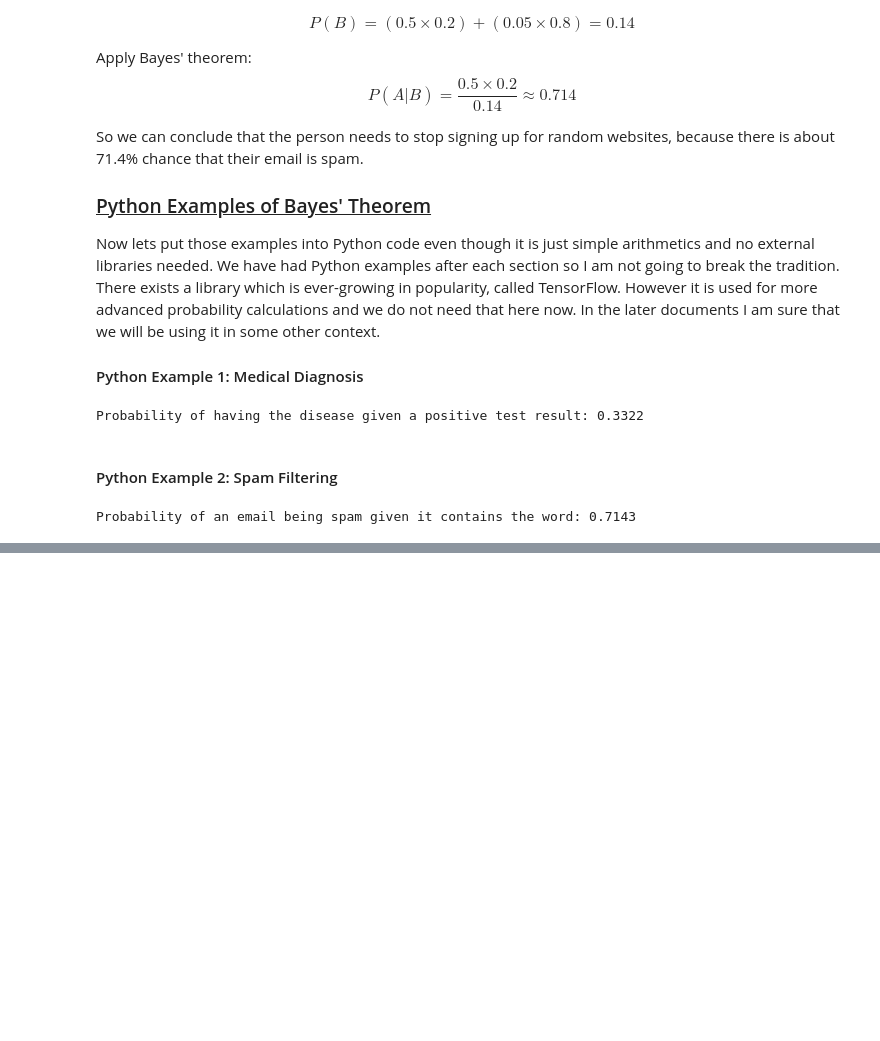
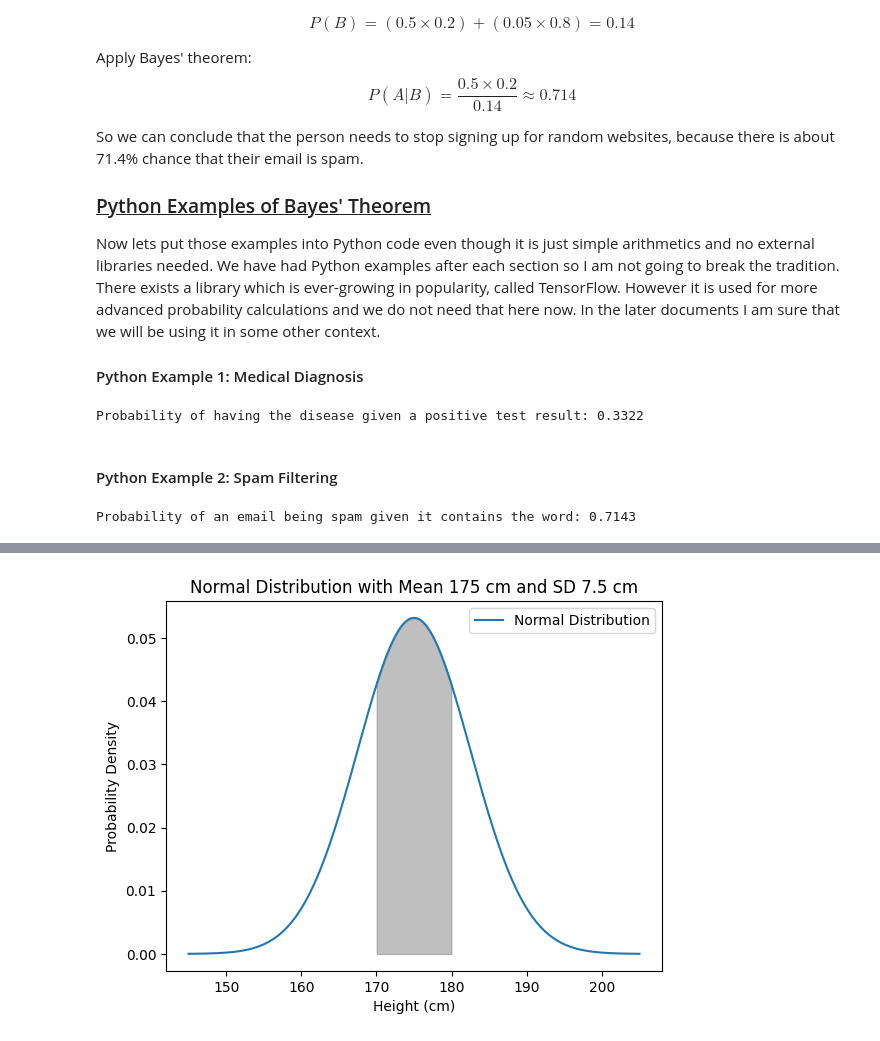
Before and after one commit to Dazurashi/Data-Science, a Jupyter notebook: Math-and-Statistics/probability.ipynb, the cells around one changed output, grey strips where cells are left out. Drawn from its saved outputs; the diff is of its cells as text; code cells hidden in the pictures; blank space fills up the shorter version.

Commit message:
normal dist

```diff
--- a/Math-and-Statistics/probability.ipynb
+++ b/Math-and-Statistics/probability.ipynb
@@ -441,0 +498,24 @@ $$
+# %%
+import numpy as np
+import matplotlib.pyplot as plt
+
+# Mean and standard deviation
+mu = 175
+sigma = 7.5
+
+# Create a range of values
+x = np.linspace(mu - 4*sigma, mu + 4*sigma, 1000)
+
+# Calculate the PDF
+pdf = stats.norm.pdf(x, mu, sigma)
+
+# Plot the PDF
+plt.plot(x, pdf, label='Normal Distribution')
+plt.fill_between(x, pdf, where=((x >= 170) & (x <= 180)), color='gray', alpha=0.5)
+plt.title('Normal Distribution with Mean 175 cm and SD 7.5 cm')
+plt.xlabel('Height (cm)')
+plt.ylabel('Probability Density')
+plt.legend()
+plt.show()
+# %% [output]
+[figure, added]
```
Also changed, not shown: parts of 4 cells of this notebook.
